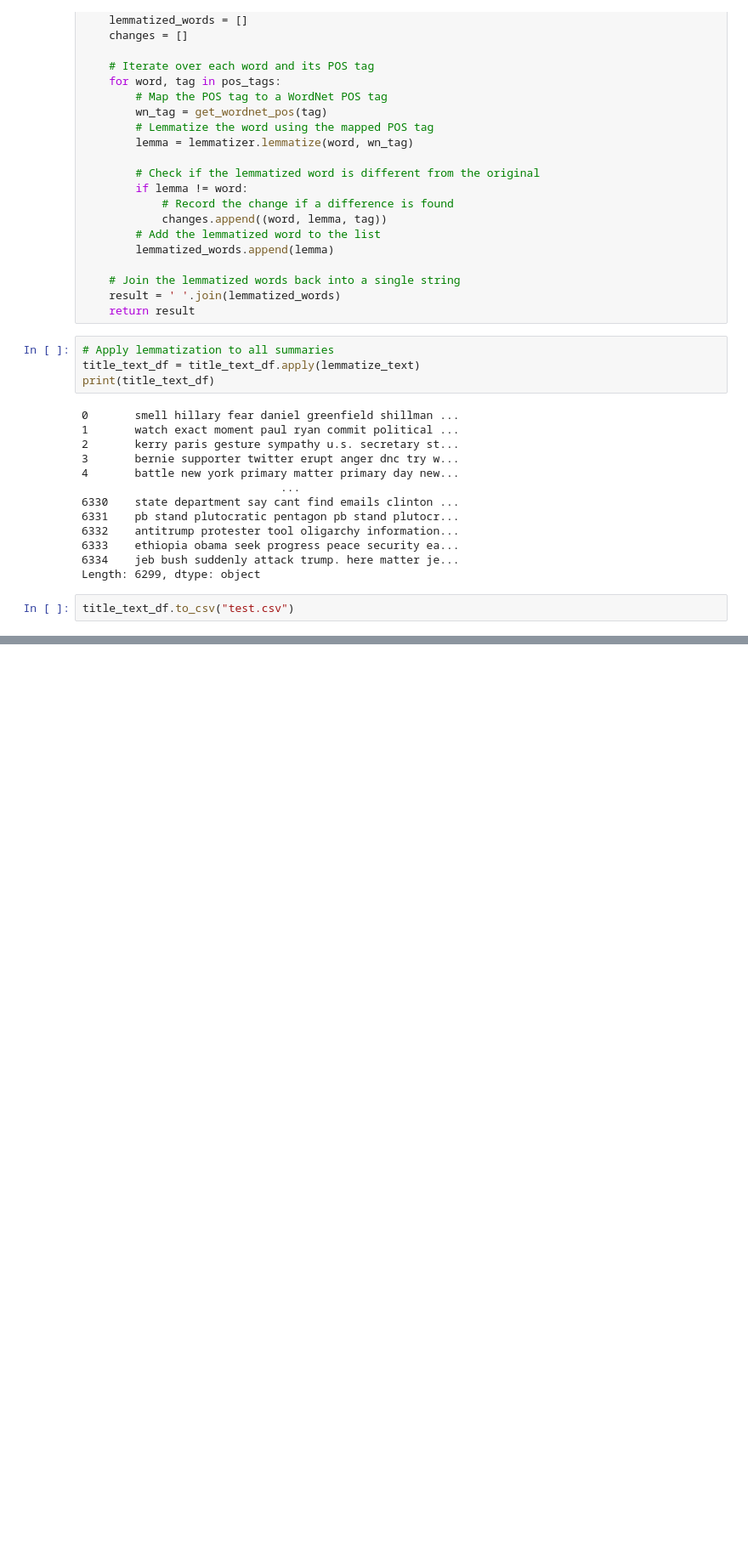
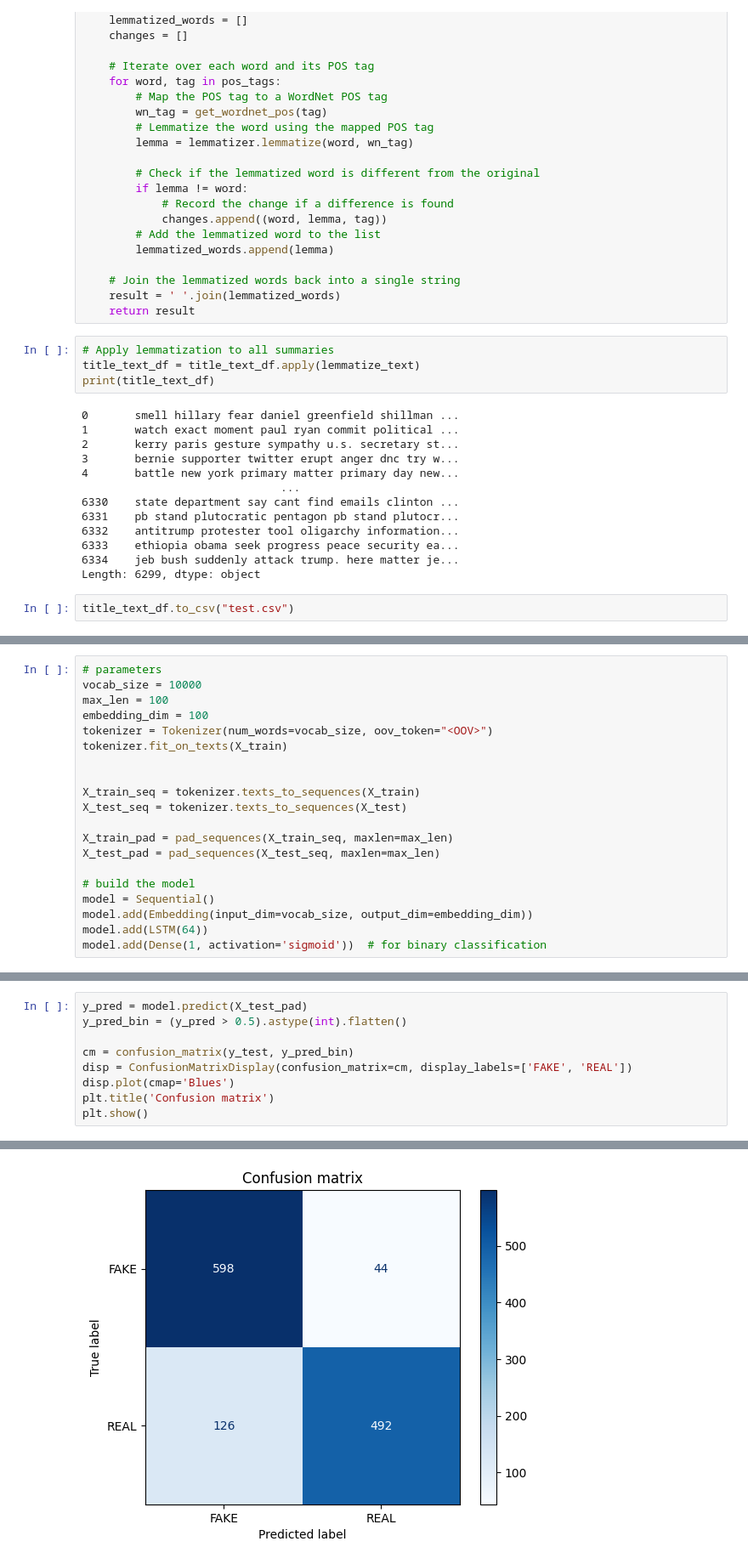
Before and after one commit to NikosKontou/ITC6110, a Jupyter notebook: kontoudakis-petrou-chistodoulidi.ipynb, the cells around one changed output, grey strips where cells are left out. Shown at 85% size. Drawn from its saved outputs; the diff is of its cells as text; blank space fills up the shorter version.

```diff
--- a/kontoudakis-petrou-chistodoulidi.ipynb
+++ b/kontoudakis-petrou-chistodoulidi.ipynb
@@ -416,0 +458,20 @@ title_text_df.to_csv("test.csv")
+# %%
+# parameters
+vocab_size = 10000
+max_len = 100
+embedding_dim = 100
+tokenizer = Tokenizer(num_words=vocab_size, oov_token="<OOV>")
+tokenizer.fit_on_texts(X_train)
+
+
+X_train_seq = tokenizer.texts_to_sequences(X_train)
+X_test_seq = tokenizer.texts_to_sequences(X_test)
+
+X_train_pad = pad_sequences(X_train_seq, maxlen=max_len)
+X_test_pad = pad_sequences(X_test_seq, maxlen=max_len)
+
+# build the model
+model = Sequential()
+model.add(Embedding(input_dim=vocab_size, output_dim=embedding_dim))
+model.add(LSTM(64))
+model.add(Dense(1, activation='sigmoid'))  # for binary classification
@@ -416,0 +528,10 @@ title_text_df.to_csv("test.csv")
+# %%
+y_pred = model.predict(X_test_pad)
+y_pred_bin = (y_pred > 0.5).astype(int).flatten()
+
+cm = confusion_matrix(y_test, y_pred_bin)
+disp = ConfusionMatrixDisplay(confusion_matrix=cm, display_labels=['FAKE', 'REAL'])
+disp.plot(cmap='Blues')
+plt.title('Confusion matrix')
+plt.show()
+# %% [output]
@@ -416,0 +539 @@ title_text_df.to_csv("test.csv")
+[figure, added]
```
Also changed, not shown: parts of 20 cells of this notebook.
